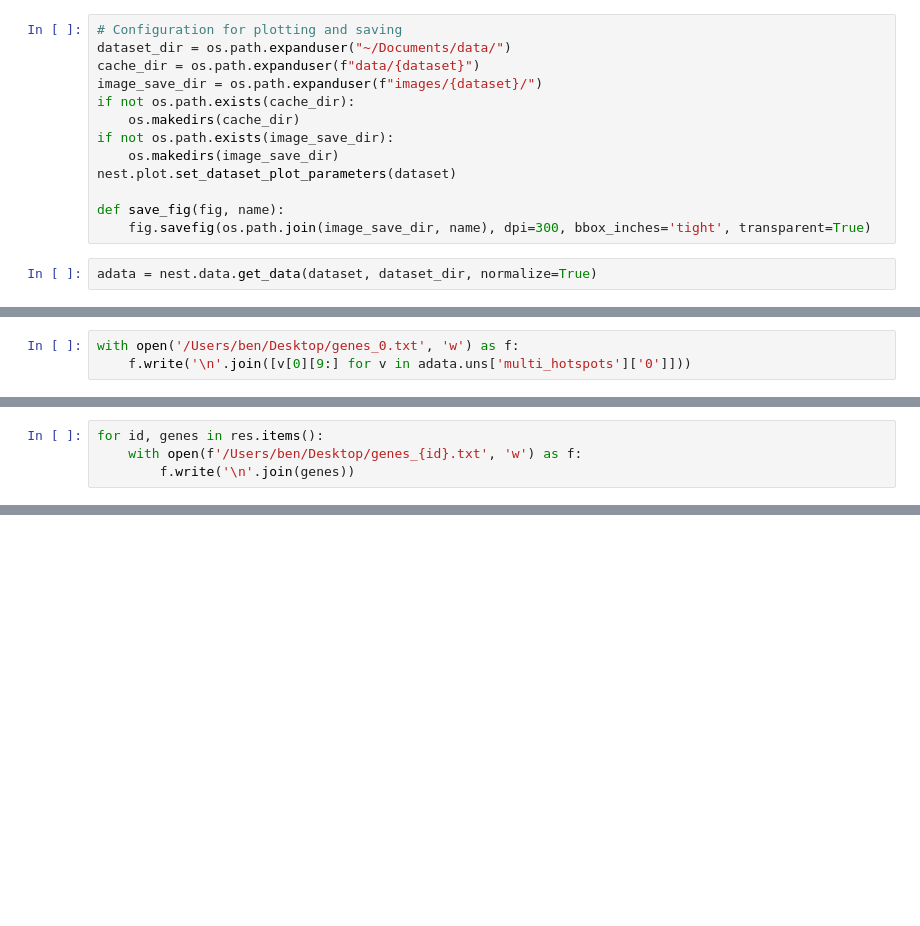
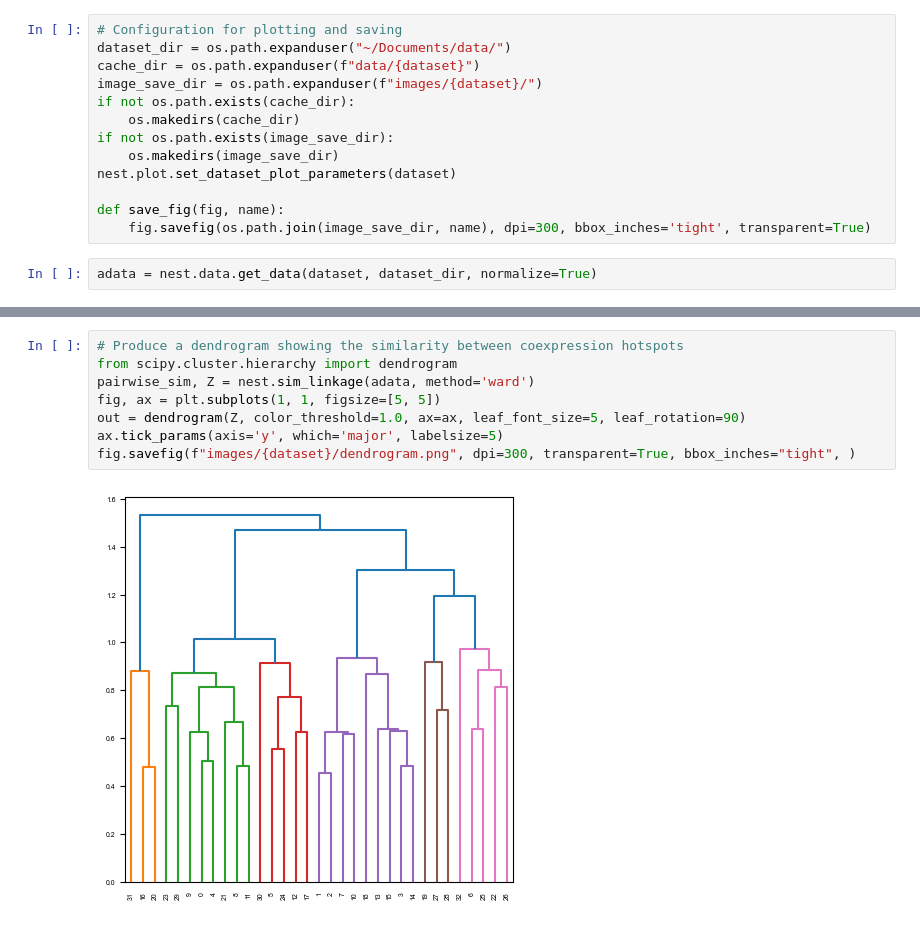
Before and after one commit to bwalker1/NeST, a Jupyter notebook: examples/Breast Cancer Dataset Analysis.ipynb, the cells around one changed output, grey strips where cells are left out. Cells and saved outputs as stored; diff of their text form; blank space fills up the shorter version.

```diff
--- a/examples/Breast Cancer Dataset Analysis.ipynb
+++ b/examples/Breast Cancer Dataset Analysis.ipynb
@@ -180,3 +72,0 @@ nest.plot.plot_similarity_map(adata, idx=0, color_map="Blues")
-# %%
-with open('/Users/ben/Desktop/genes_0.txt', 'w') as f:
-    f.write('\n'.join([v[0][9:] for v in adata.uns['multi_hotspots']['0']]))
@@ -187,4 +72,0 @@ res = nest.geometric_markers(adata, inds=[0, 4, 5, 6], min_fc=2)
-# %%
-for id, genes in res.items():
-    with open(f'/Users/ben/Desktop/genes_{id}.txt', 'w') as f:
-        f.write('\n'.join(genes))
@@ -231,0 +155,10 @@ nest.plot.spatial(adata, color=res[4][:16], spot_size=250)
+# %%
+# Produce a dendrogram showing the similarity between coexpression hotspots
+from scipy.cluster.hierarchy import dendrogram
+pairwise_sim, Z = nest.sim_linkage(adata, method='ward')
+fig, ax = plt.subplots(1, 1, figsize=[5, 5])
+out = dendrogram(Z, color_threshold=1.0, ax=ax, leaf_font_size=5, leaf_rotation=90)
+ax.tick_params(axis='y', which='major', labelsize=5)
+fig.savefig(f"images/{dataset}/dendrogram.png", dpi=300, transparent=True, bbox_inches="tight", )
+# %% [output]
+[figure, added]
```
Also changed, not shown: parts of 58 cells of this notebook, 42 other files.
